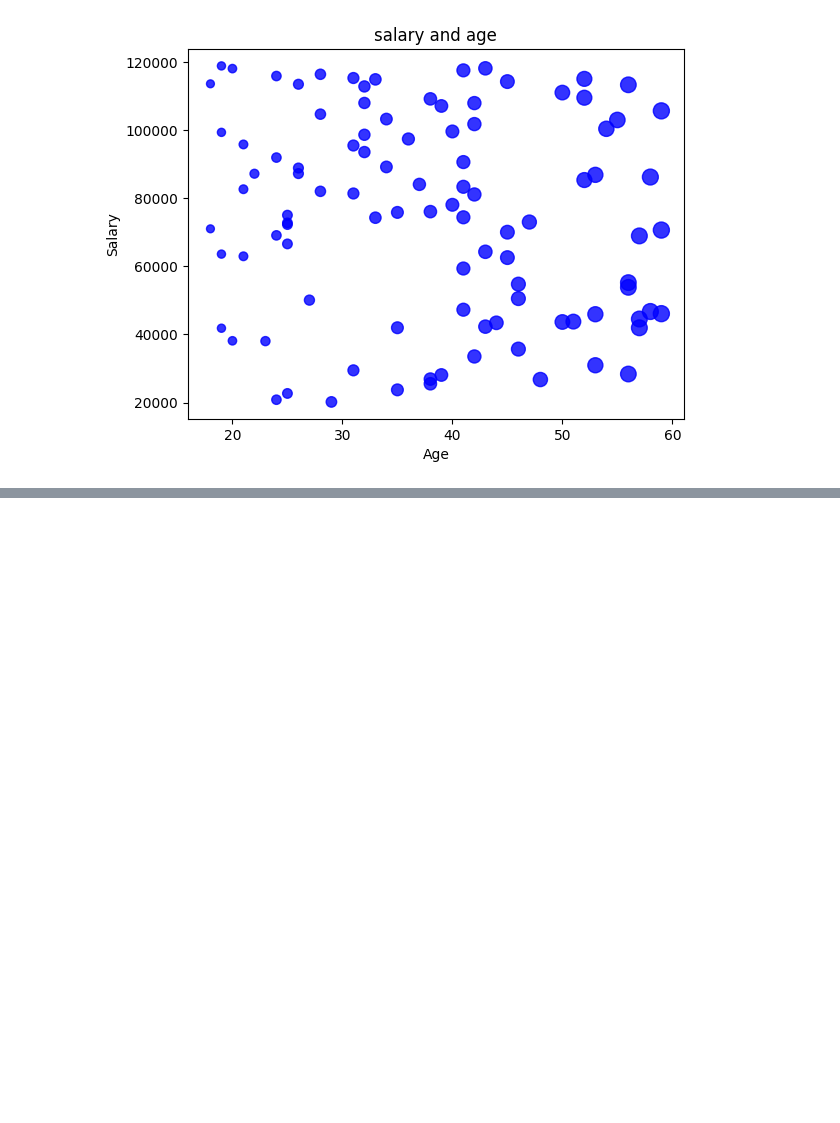
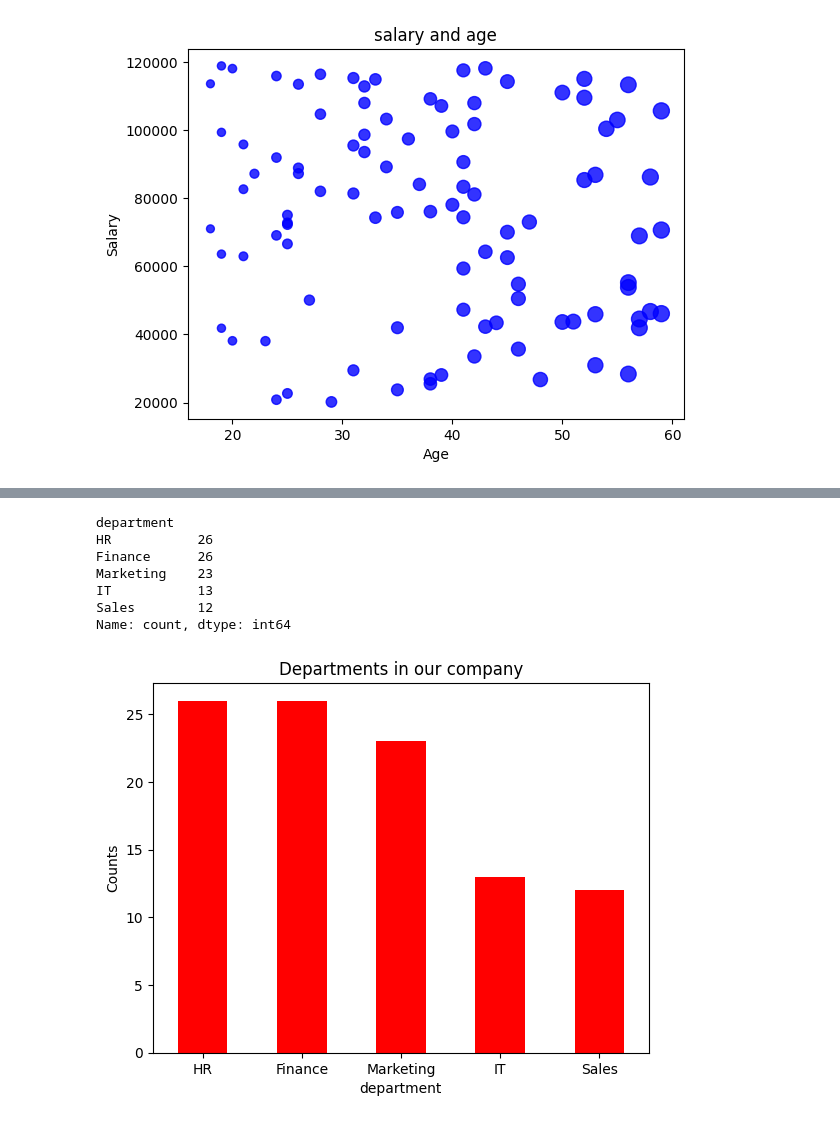
Before and after one commit to rupeshbashyal/Data-analysis, a Jupyter notebook: Matplot/matplot_seaborn.ipynb, the cells around one changed output, grey strips where cells are left out. Saved outputs shown, nothing was run; the diff lists cells and outputs as text; code cells hidden in the pictures; blank space fills up the shorter version.

```diff
--- a/Matplot/matplot_seaborn.ipynb
+++ b/Matplot/matplot_seaborn.ipynb
@@ -106,0 +116,18 @@ ptl.show()
+# %%
+# set(data["department"])
+
+print(data.department.value_counts())
+
+data.department.value_counts().plot(kind='bar',rot=0, color ='red')
+ptl.title("Departments in our company")
+ptl.ylabel("Counts")
+ptl.show()
+# %% [output]
+department
+HR           26
+Finance      26
+Marketing    23
+IT           13
+Sales        12
+Name: count, dtype: int64
+[figure, added]
```
Also changed, not shown: parts of 1 cell of this notebook.
